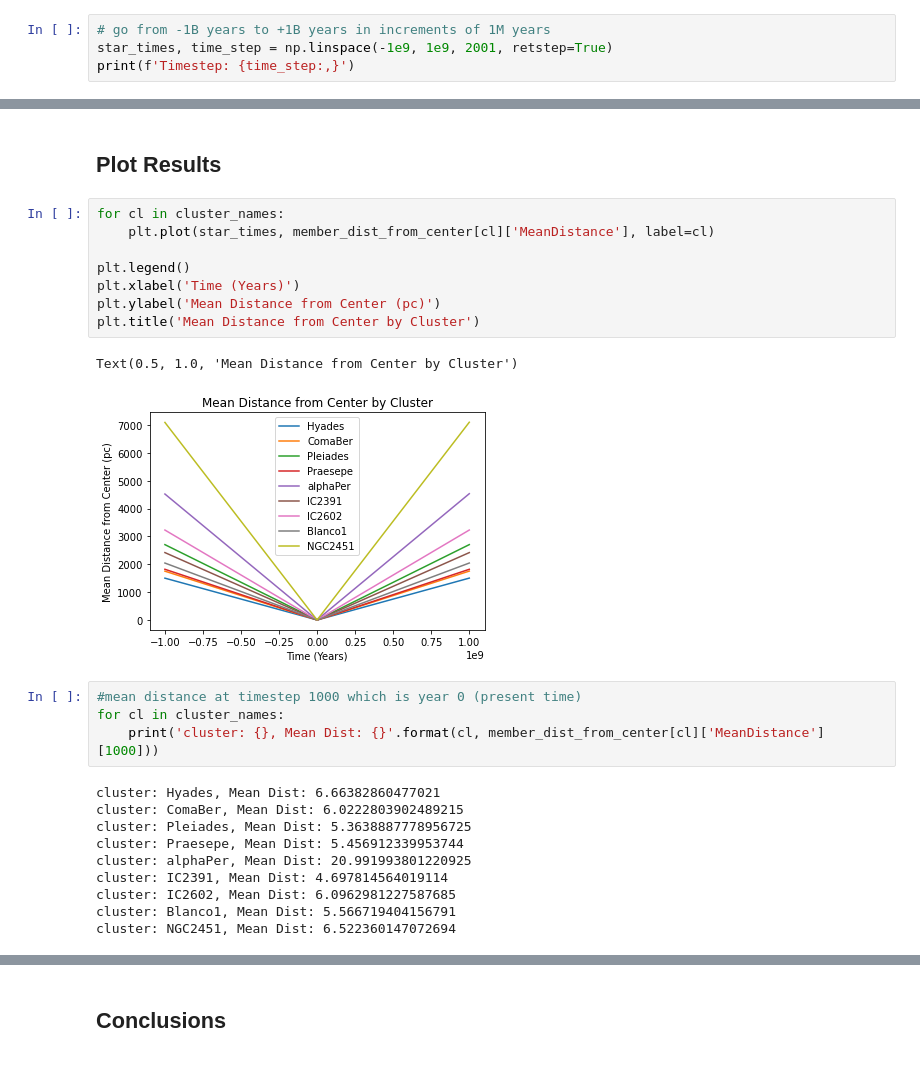
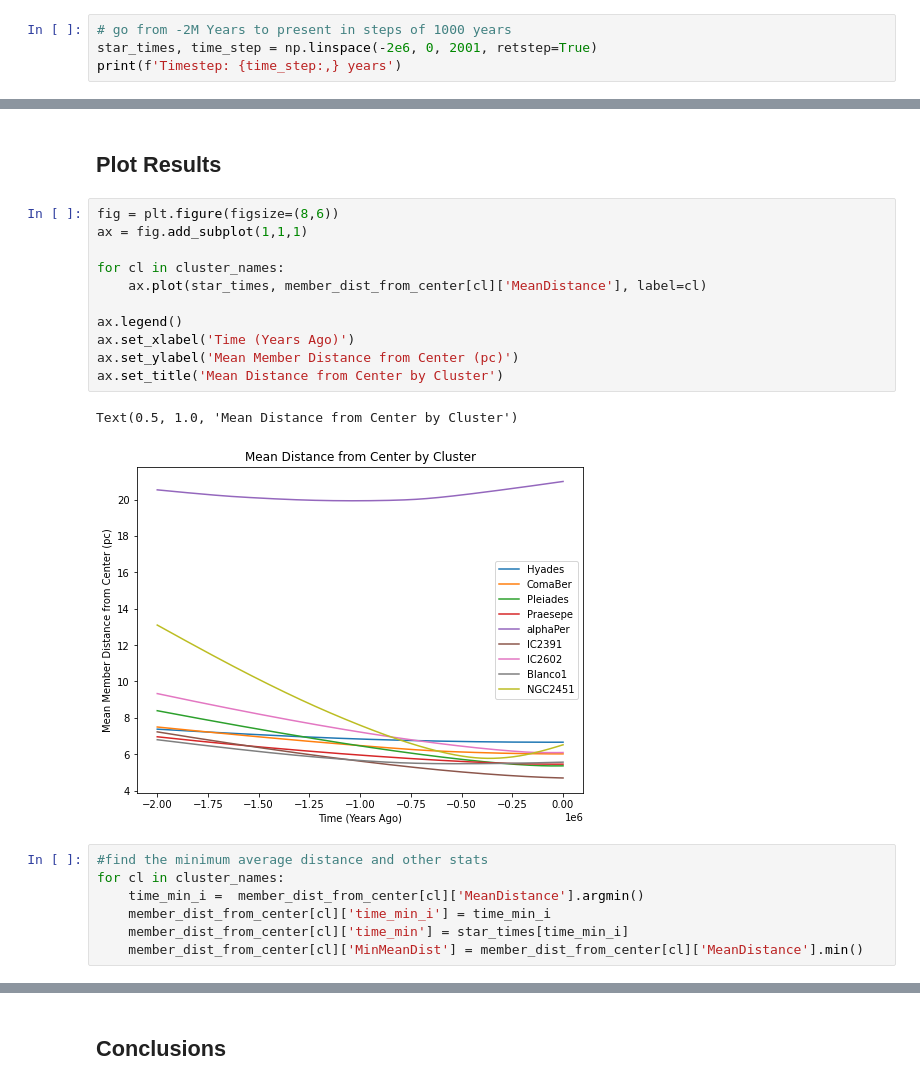
Before and after one commit to kevinmcmanus/runawaysearch, a Jupyter notebook: Motions.ipynb, the cells around one changed output, grey strips where cells are left out. Saved outputs shown, nothing was run; the diff lists cells and outputs as text.

Commit message:
Zoom on time; summarize results

```diff
--- a/Motions.ipynb
+++ b/Motions.ipynb
@@ -374,7 +403,7 @@ def dist_from_center(center, members, t):
     #return as a tuple, mean as first member, stddev as second
     return (m,s)
 # %%
-# go from -1B years to +1B years in increments of 1M years
-star_times, time_step = np.linspace(-1e9, 1e9, 2001, retstep=True)
-print(f'Timestep: {time_step:,}')
+# go from -2M Years to present in steps of 1000 years
+star_times, time_step = np.linspace(-2e6, 0, 2001, retstep=True)
+print(f'Timestep: {time_step:,} years')
 # %% [output]
@@ -399,27 +428,23 @@ Calculating: NGC2451
 # %% [markdown]
 ## Plot Results
 # %%
+fig = plt.figure(figsize=(8,6))
+ax = fig.add_subplot(1,1,1)
+
 for cl in cluster_names:
-    plt.plot(star_times, member_dist_from_center[cl]['MeanDistance'], label=cl)
+    ax.plot(star_times, member_dist_from_center[cl]['MeanDistance'], label=cl)
 
-plt.legend()
-plt.xlabel('Time (Years)')
-plt.ylabel('Mean Distance from Center (pc)')
-plt.title('Mean Distance from Center by Cluster')
+ax.legend()
+ax.set_xlabel('Time (Years Ago)')
+ax.set_ylabel('Mean Member Distance from Center (pc)')
+ax.set_title('Mean Distance from Center by Cluster')
 # %% [output]
 Text(0.5, 1.0, 'Mean Distance from Center by Cluster')
-[figure, old version]
+[figure, new version]
-# %%
-#mean distance at timestep 1000 which is year 0 (present time)
-for cl in cluster_names:
-    print('cluster: {}, Mean Dist: {}'.format(cl, member_dist_from_center[cl]['MeanDistance'][1000]))
-# %% [output]
-cluster: Hyades, Mean Dist: 6.66382860477021
-cluster: ComaBer, Mean Dist: 6.0222803902489215
-cluster: Pleiades, Mean Dist: 5.3638887778956725
-cluster: Praesepe, Mean Dist: 5.456912339953744
-cluster: alphaPer, Mean Dist: 20.991993801220925
-cluster: IC2391, Mean Dist: 4.697814564019114
-cluster: IC2602, Mean Dist: 6.0962981227587685
-cluster: Blanco1, Mean Dist: 5.566719404156791
-cluster: NGC2451, Mean Dist: 6.522360147072694
+# %%
+#find the minimum average distance and other stats
+for cl in cluster_names:
+    time_min_i =  member_dist_from_center[cl]['MeanDistance'].argmin()
+    member_dist_from_center[cl]['time_min_i'] = time_min_i
+    member_dist_from_center[cl]['time_min'] = star_times[time_min_i]
+    member_dist_from_center[cl]['MinMeanDist'] = member_dist_from_center[cl]['MeanDistance'].min()
```
Also changed, not shown: parts of 7 cells of this notebook.
